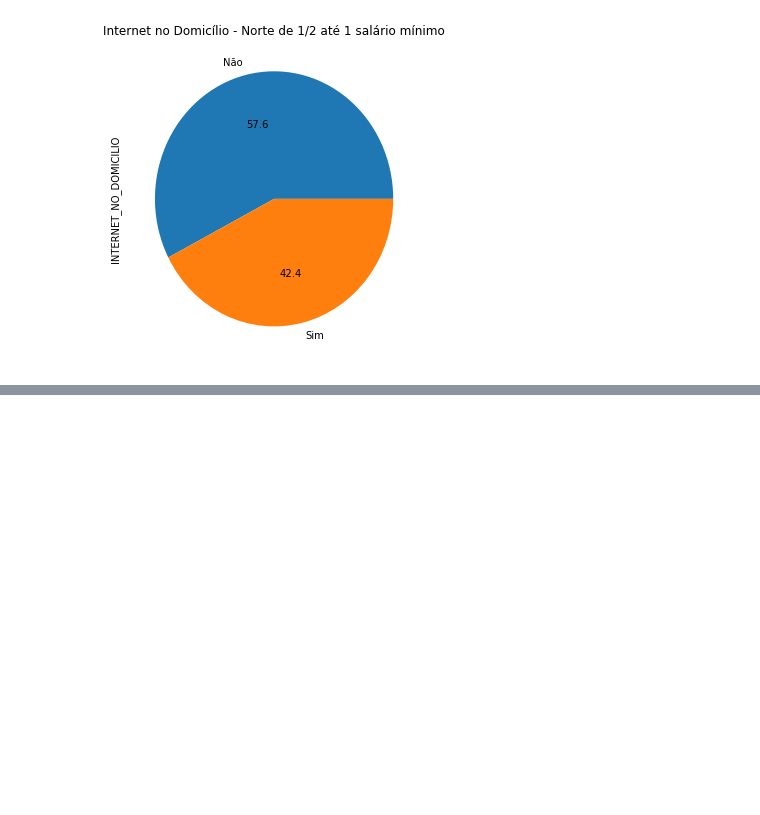
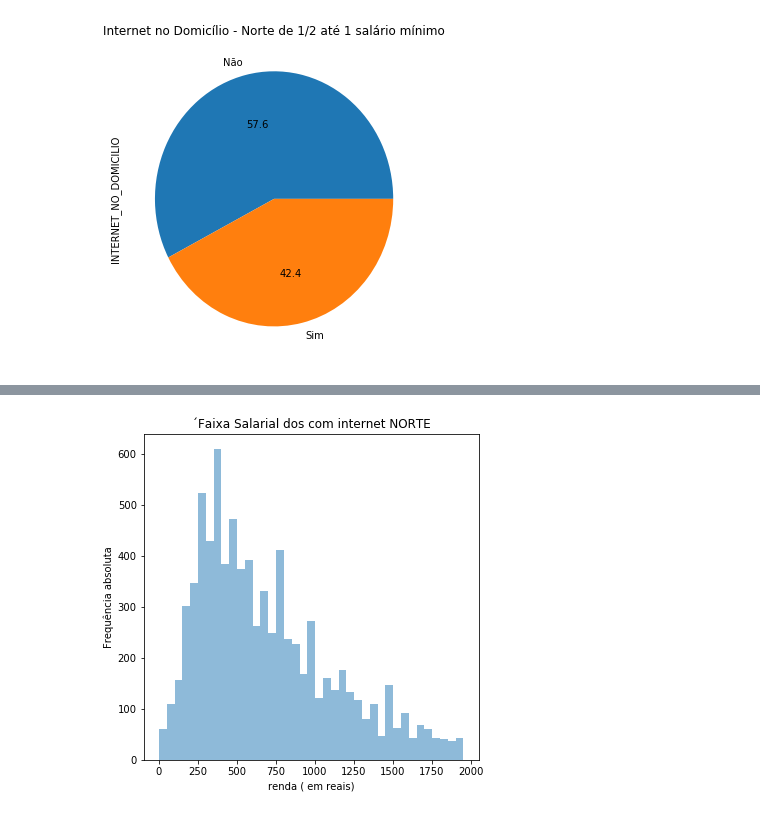
Before and after one commit to pedroisi/Ciencia-dos-Dados, a Jupyter notebook: PROJETO1.2.ipynb, the cells around one changed output, grey strips where cells are left out. Cells and saved outputs as stored; diff of their text form; code cells hidden in the pictures; blank space fills up the shorter version.

```diff
--- a/PROJETO1.2.ipynb
+++ b/PROJETO1.2.ipynb
@@ -141,0 +167,8 @@ plt.show()
+# %%
+#Histograma de faixa salarial de quem tem internet no domicílio no NORTE
+norte.V4621[norte.INTERNET_NO_DOMICILIO=='Sim'].plot.hist(bins=faixa, title='´Faixa Salarial dos com internet NORTE', figsize=(6,6), alpha=0.5)
+plt.ylabel('Frequência absoluta')
+plt.xlabel('renda ( em reais)')
+plt.show()
+# %% [output]
+[figure, added]
```
Also changed, not shown: parts of 8 cells of this notebook.
